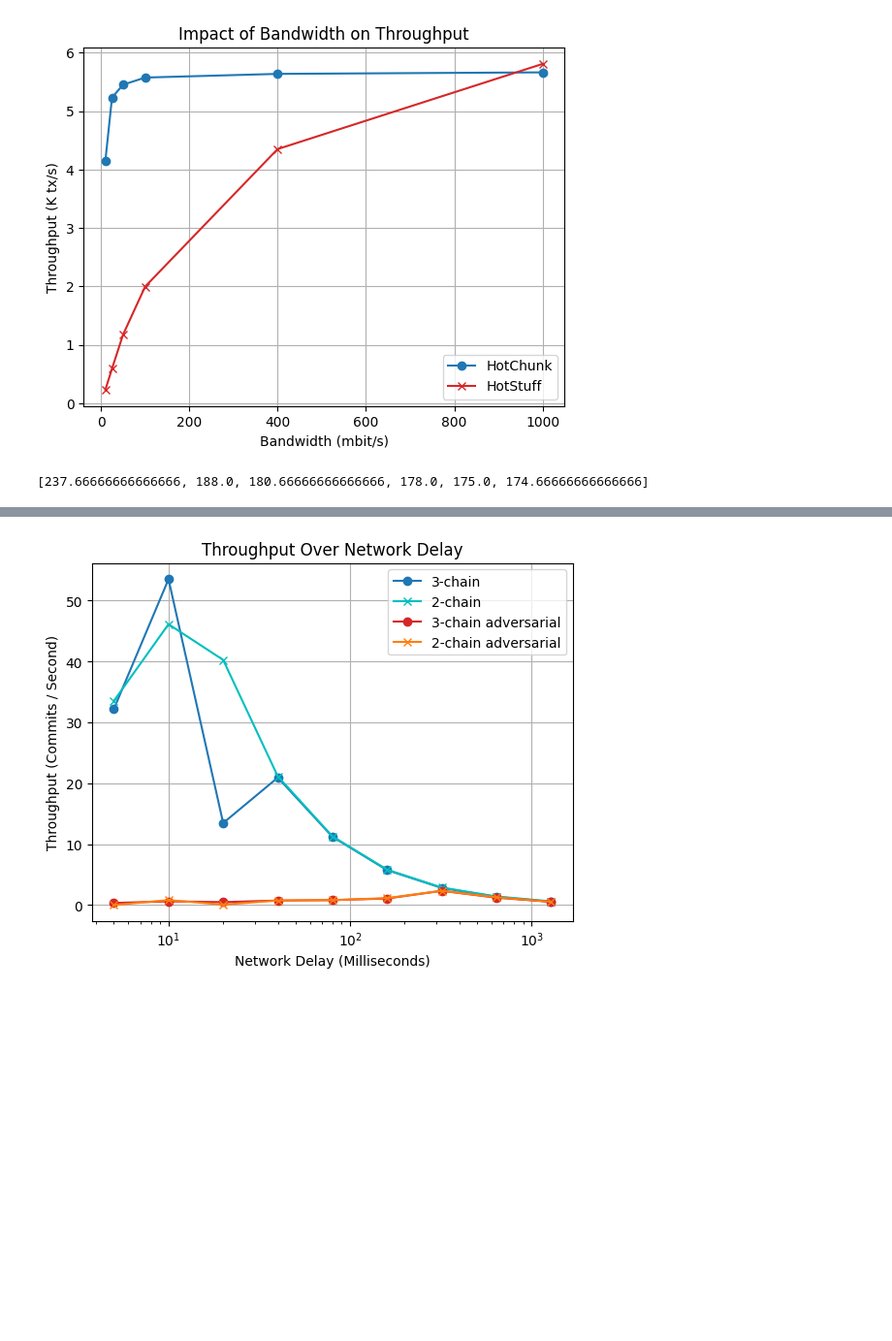
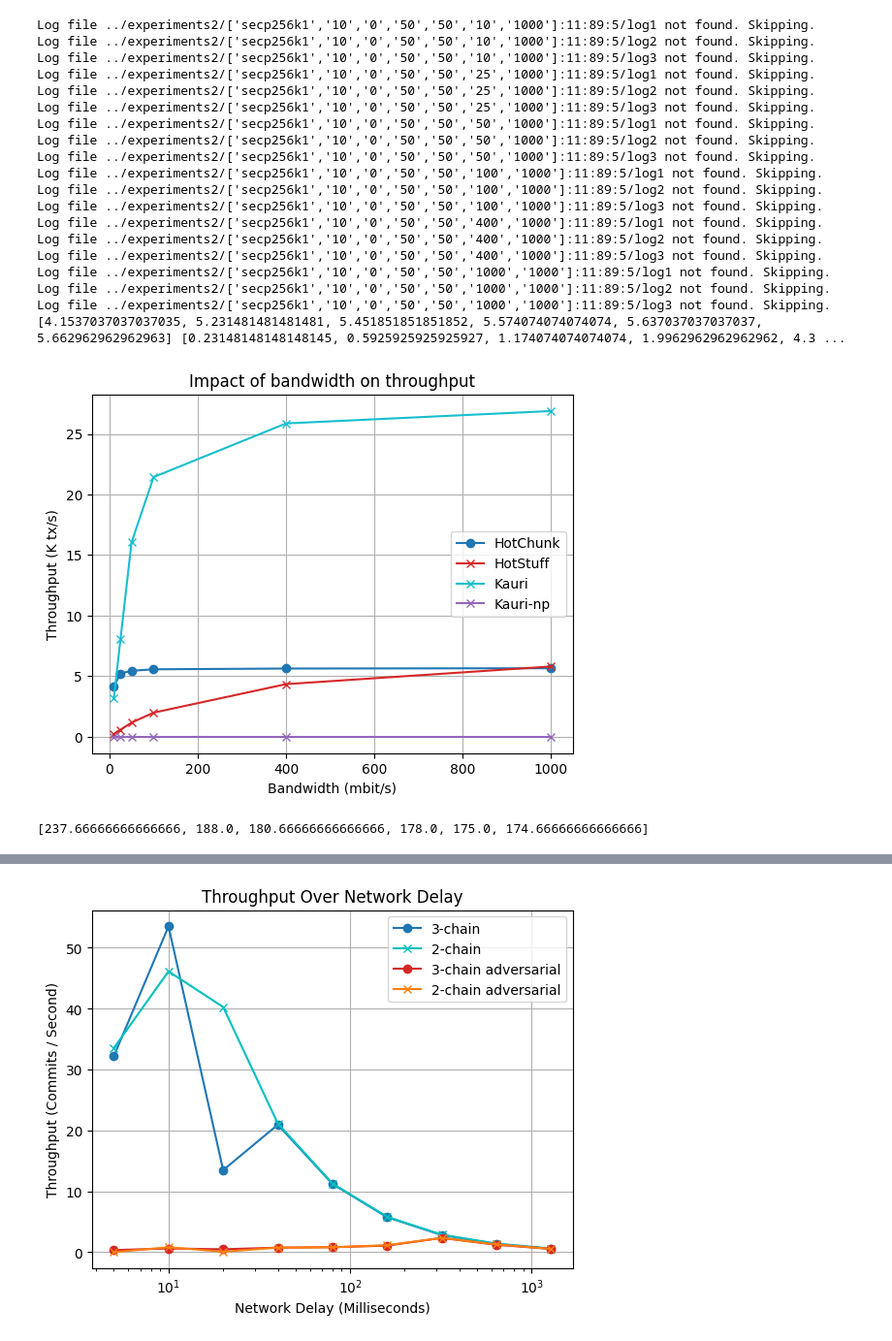
Before and after one commit to Fabr-ce/libhotchunk, a Jupyter notebook: scripts/Evaluation.ipynb, the cells around one changed output, grey strips where cells are left out. Shown at 97% size. Saved outputs shown, nothing was run; the diff lists cells and outputs as text; code cells hidden in the pictures; blank space fills up the shorter version.

Commit message:
kauri first experiments

```diff
--- a/scripts/Evaluation.ipynb
+++ b/scripts/Evaluation.ipynb
@@ -103,22 +137,29 @@ plt.grid()
 # throughput over message size
 
 block_sizes = [100, 1000, 5000, 10000]
-branches = ["master", "hotstuff"]
+branches = ["master", "hotstuff", "kauri", "kauri-np"]
 
-throughput = {"master": [], "hotstuff": []}
+throughput = {"master": [], "hotstuff": [],  "kauri": [],  "kauri-np": []}
 
 for branch in branches:
     for block_size in block_sizes:
-        experiment_str = f"['{branch}','50','100','{block_size}','{5 * block_size}']:100:5"
+        if branch.startswith("kauri"):
+            pipeline = 5 if branch == "kauri" else 0
+            experiment_str = f"['secp256k1','10','{pipeline}','50','50','100','{block_size}']:11:89:5"
+        else:
+            experiment_str = f"['{branch}','50','100','{block_size}','{5 * block_size}']:100:5"
+
         avg_cps, avg_latency = getAverageStats(experiment_str)
         throughput[branch].append(avg_cps * block_size / 1000)
 
 plt.plot(block_sizes, throughput["master"], marker='o', linestyle='-', color='tab:blue', label='HotChunk')
 plt.plot(block_sizes, throughput["hotstuff"], marker='x', linestyle='-', color='tab:red', label='HotStuff')
+plt.plot(block_sizes, throughput["kauri"], marker='x', linestyle='-', color='tab:cyan', label='Kauri')
+plt.plot(block_sizes, throughput["kauri-np"], marker='x', linestyle='-', color='tab:purple', label='Kauri-np')
 
 plt.xlabel('Block size')
 plt.ylabel('Throughput (K tx/s)')
-plt.title('Impact of message size')
+plt.title('Impact of block size on throughput')
 #plt.yscale("log")
 
 plt.legend()
@@ -128,43 +181,74 @@ plt.grid()
 # %%
 # throughput over bandwidth
 bandwidths = [10, 25, 50, 100, 400, 1000]
-branches = ["master", "hotstuff"]
+branches = ["master", "hotstuff", "kauri", "kauri-np"]
 
-throughput = {"master": [], "hotstuff": []}
-latency = {"master": [], "hotstuff": []}
+throughput = {"master": [], "hotstuff": [],  "kauri": [],  "kauri-np": []}
+latency = {"master": [], "hotstuff": [],  "kauri": [],  "kauri-np": []}
 
 for branch in branches:
     for bandwidth in bandwidths:
-        experiment_str = f"['{branch}','50','{bandwidth}','1000','5000']:100:5"
+        if branch.startswith("kauri"):
+            pipeline = 5 if branch == "kauri" else 0
+            experiment_str = f"['secp256k1','10','{pipeline}','50','50','{bandwidth}','1000']:11:89:5"
+        else:
+            experiment_str = f"['{branch}','50','{bandwidth}','1000','5000']:100:5"
         avg_cps, avg_latency = getAverageStats(experiment_str)
         throughput[branch].append(avg_cps)
         latency[branch].append(avg_latency)
+
+print( throughput["master"], throughput["hotstuff"])
 plt.plot(bandwidths, throughput["master"], marker='o', linestyle='-', color='tab:blue', label='HotChunk')
 plt.plot(bandwidths, throughput["hotstuff"], marker='x', linestyle='-', color='tab:red', label='HotStuff')
+plt.plot(bandwidths, throughput["kauri"], marker='x', linestyle='-', color='tab:cyan', label='Kauri')
+plt.plot(bandwidths, throughput["kauri-np"], marker='x', linestyle='-', color='tab:purple', label='Kauri-np')
+
 
 plt.xlabel('Bandwidth (mbit/s)')
 plt.ylabel('Throughput (K tx/s)')
-plt.title('Impact of Bandwidth on Throughput')
+plt.title('Impact of bandwidth on throughput')
 #plt.xscale("log")
 
 plt.legend()
 plt.grid()
 
 plt.show()
 
 print(latency["master"])
 plt.plot(bandwidths, latency["master"], marker='o', linestyle='-', color='tab:blue', label='HotChunk')
 plt.plot(bandwidths, latency["hotstuff"], marker='x', linestyle='-', color='tab:red', label='HotStuff')
+plt.plot(bandwidths, latency["kauri"], marker='x', linestyle='-', color='tab:cyan', label='Kauri')
+plt.plot(bandwidths, latency["kauri-np"], marker='x', linestyle='-', color='tab:purple', label='Kauri-np')
+
 
 plt.xlabel('Bandwidth (mbit/s)')
 plt.ylabel('Mean Latency (ms)')
-plt.title('Impact of Bandwidth on Latency')
+plt.title('Impact of bandwidth on latency')
 #plt.xscale("log")
 
 plt.legend()
 plt.grid()
 
 plt.show()
 # %% [output]
+Log file ../experiments2/['secp256k1','10','0','50','50','10','1000']:11:89:5/log1 not found. Skipping.
+Log file ../experiments2/['secp256k1','10','0','50','50','10','1000']:11:89:5/log2 not found. Skipping.
+Log file ../experiments2/['secp256k1','10','0','50','50','10','1000']:11:89:5/log3 not found. Skipping.
+Log file ../experiments2/['secp256k1','10','0','50','50','25','1000']:11:89:5/log1 not found. Skipping.
+Log file ../experiments2/['secp256k1','10','0','50','50','25','1000']:11:89:5/log2 not found. Skipping.
+Log file ../experiments2/['secp256k1','10','0','50','50','25','1000']:11:89:5/log3 not found. Skipping.
+Log file ../experiments2/['secp256k1','10','0','50','50','50','1000']:11:89:5/log1 not found. Skipping.
+Log file ../experiments2/['secp256k1','10','0','50','50','50','1000']:11:89:5/log2 not found. Skipping.
+Log file ../experiments2/['secp256k1','10','0','50','50','50','1000']:11:89:5/log3 not found. Skipping.
+Log file ../experiments2/['secp256k1','10','0','50','50','100','1000']:11:89:5/log1 not found. Skipping.
+Log file ../experiments2/['secp256k1','10','0','50','50','100','1000']:11:89:5/log2 not found. Skipping.
+Log file ../experiments2/['secp256k1','10','0','50','50','100','1000']:11:89:5/log3 not found. Skipping.
+Log file ../experiments2/['secp256k1','10','0','50','50','400','1000']:11:89:5/log1 not found. Skipping.
+Log file ../experiments2/['secp256k1','10','0','50','50','400','1000']:11:89:5/log2 not found. Skipping.
+Log file ../experiments2/['secp256k1','10','0','50','50','400','1000']:11:89:5/log3 not found. Skipping.
+Log file ../experiments2/['secp256k1','10','0','50','50','1000','1000']:11:89:5/log1 not found. Skipping.
+Log file ../experiments2/['secp256k1','10','0','50','50','1000','1000']:11:89:5/log2 not found. Skipping.
+Log file ../experiments2/['secp256k1','10','0','50','50','1000','1000']:11:89:5/log3 not found. Skipping.
+[4.1537037037037035, 5.231481481481481, 5.451851851851852, 5.574074074074074, 5.637037037037037, 5.662962962962963] [0.23148148148148145, 0.5925925925925927, 1.174074074074074, 1.9962962962962962, 4.3 ...
-[figure, old version]
+[figure, new version]
-[237.66666666666666, 188.0, 180.66666666666666, 178.0, 175.0, 174.66666666666666]
+[237.66666666666666, 188.0, 180.66666666666666, 178.0, 175.0, 174.66666666666666]
```
Also changed, not shown: parts of 6 cells of this notebook, 48 other files.
